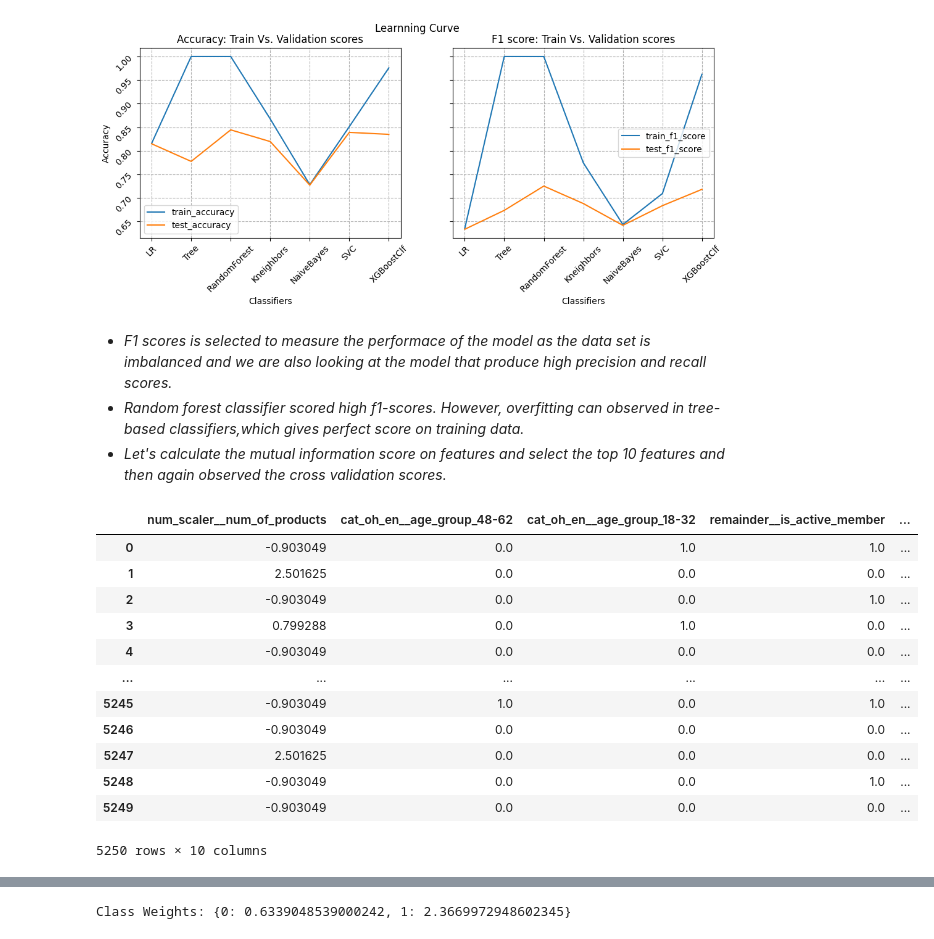
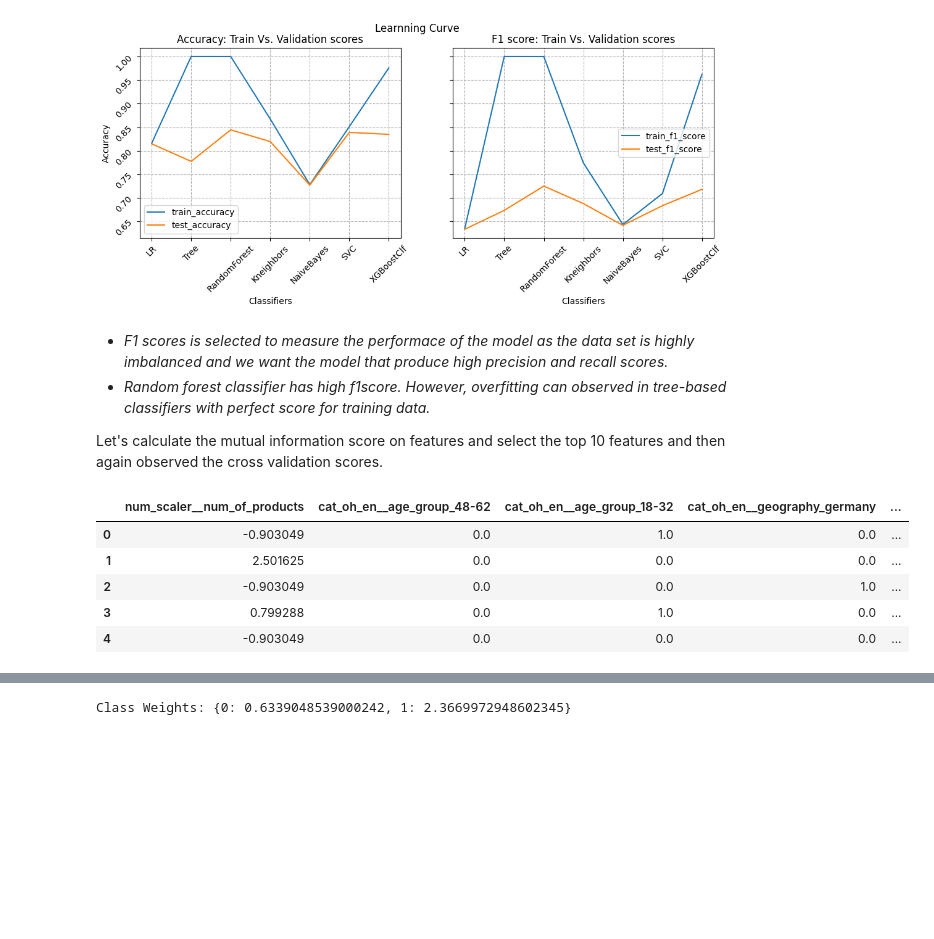
Before and after one commit to madhuri-15/Machine-learning-Projects, a Jupyter notebook: customer-churn-predictions/Notebooks/model-evaluation.ipynb, the cells around one changed output, grey strips where cells are left out. Cells and saved outputs as stored; diff of their text form; code cells hidden in the pictures; blank space fills up the shorter version.

```diff
--- a/customer-churn-predictions/Notebooks/model-evaluation.ipynb
+++ b/customer-churn-predictions/Notebooks/model-evaluation.ipynb
@@ -157,28 +126,22 @@ plt.show()
 # %% [output]
 [figure]
 # %% [markdown]
-- *F1 scores is selected to measure the performace of the model as the data set is imbalanced and we are also looking at the model that produce high precision and recall scores.*
-- *Random forest classifier scored high f1-scores. However, overfitting can observed in tree-based classifiers,which gives perfect score on training data.*
-- *Let's calculate the mutual information score on features and select the top 10 features and then again observed the cross validation scores.*
+- *F1 scores is selected to measure the performace of the model as the data set is highly imbalanced and we want the model that produce high precision and recall scores.*
+- *Random forest classifier has high f1score. However, overfitting can observed in tree-based classifiers with perfect score for training data.*
+
+Let's calculate the mutual information score on features and select the top 10 features and then again observed the cross validation scores.
 # %%
 # Calculate the mutual information to find top 10 features.
 mi_score = mutual_info_classif(X_train, y_train)
 top_10_features = pd.Series(mi_score, index=X_train.columns).sort_values(ascending=False)[:10].index.tolist()
 # %%
-X_train[top_10_features]
+X_train[top_10_features].head()
 # %% [output]
-|  | num_scaler__num_of_products | cat_oh_en__age_group_48-62 | cat_oh_en__age_group_18-32 | remainder__is_active_member | ... |
-| 0 | -0.903049 | 0.0 | 1.0 | 1.0 | ... |
+|  | num_scaler__num_of_products | cat_oh_en__age_group_48-62 | cat_oh_en__age_group_18-32 | cat_oh_en__geography_germany | ... |
+| 0 | -0.903049 | 0.0 | 1.0 | 0.0 | ... |
 | 1 | 2.501625 | 0.0 | 0.0 | 0.0 | ... |
 | 2 | -0.903049 | 0.0 | 0.0 | 1.0 | ... |
 | 3 | 0.799288 | 0.0 | 1.0 | 0.0 | ... |
 | 4 | -0.903049 | 0.0 | 0.0 | 0.0 | ... |
-| ... | ... | ... | ... | ... | ... |
-| 5245 | -0.903049 | 1.0 | 0.0 | 1.0 | ... |
-| 5246 | -0.903049 | 0.0 | 0.0 | 0.0 | ... |
-| 5247 | 2.501625 | 0.0 | 0.0 | 0.0 | ... |
-| 5248 | -0.903049 | 0.0 | 0.0 | 1.0 | ... |
-| 5249 | -0.903049 | 0.0 | 0.0 | 0.0 | ... |
-5250 rows × 10 columns
 # %%
 # Trained a model again with top10 features.
```
Also changed, not shown: parts of 30 cells of this notebook, 2 other files.
